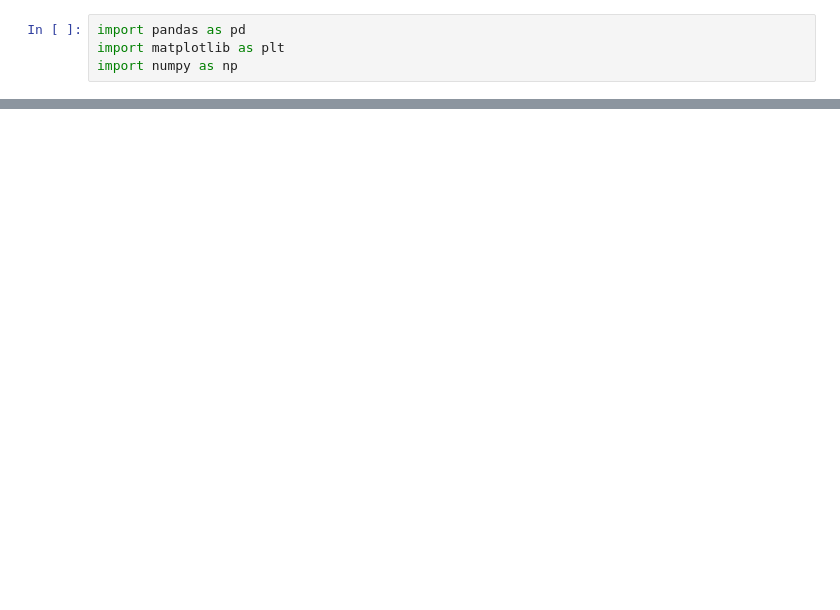
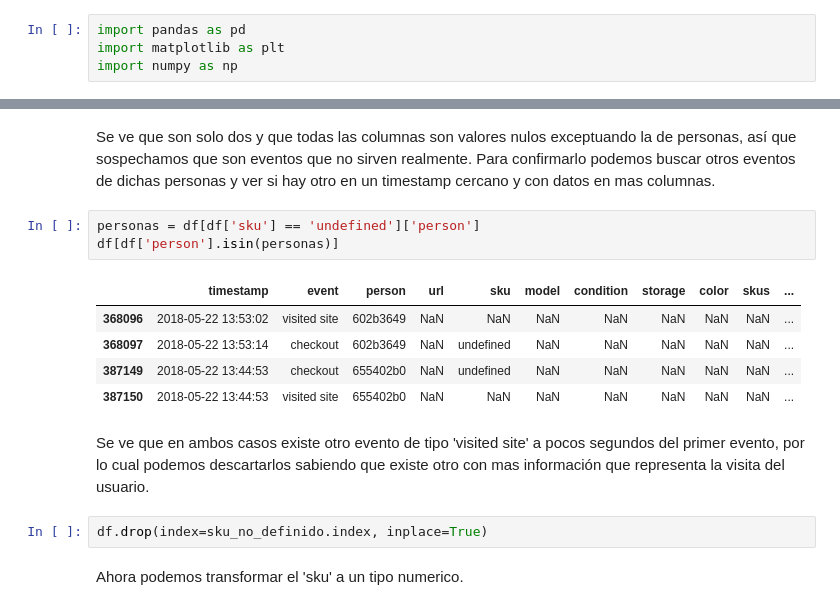
Before and after one commit to seblaz/datos-fingers, a Jupyter notebook: fingers1.ipynb, the cells around one changed output, grey strips where cells are left out. Drawn from its saved outputs; the diff is of its cells as text; blank space fills up the shorter version.

```diff
--- a/fingers1.ipynb
+++ b/fingers1.ipynb
@@ -31 +67,18 @@ df
+# %% [markdown]
+Se ve que son solo dos y que todas las columnas son valores nulos exceptuando la de personas, así que sospechamos que son eventos que no sirven realmente. Para confirmarlo podemos buscar otros eventos de dichas personas y ver si hay otro en un timestamp cercano y con datos en mas columnas.
+# %%
+personas = df[df['sku'] == 'undefined']['person']
+df[df['person'].isin(personas)]
+# %% [output]
+|  | timestamp | event | person | url | sku | model | condition | storage | color | skus | ... |
+| 368096 | 2018-05-22 13:53:02 | visited site | 602b3649 | NaN | NaN | NaN | NaN | NaN | NaN | NaN | ... |
+| 368097 | 2018-05-22 13:53:14 | checkout | 602b3649 | NaN | undefined | NaN | NaN | NaN | NaN | NaN | ... |
+| 387149 | 2018-05-22 13:44:53 | checkout | 655402b0 | NaN | undefined | NaN | NaN | NaN | NaN | NaN | ... |
+| 387150 | 2018-05-22 13:44:53 | visited site | 655402b0 | NaN | NaN | NaN | NaN | NaN | NaN | NaN | ... |
+# %% [markdown]
+Se ve que en ambos casos existe otro evento de tipo 'visited site' a pocos segundos del primer evento, por lo cual podemos descartarlos sabiendo que existe otro con mas información que representa la visita del usuario.
+# %%
+df.drop(index=sku_no_definido.index, inplace=True)
+# %% [markdown]
+Ahora podemos transformar el 'sku' a un tipo numerico.
 # %%
```
Also changed, not shown: parts of 18 cells of this notebook.
